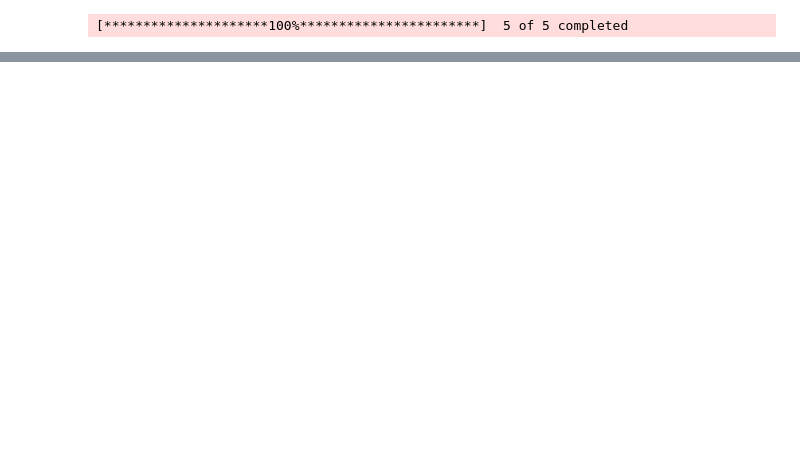
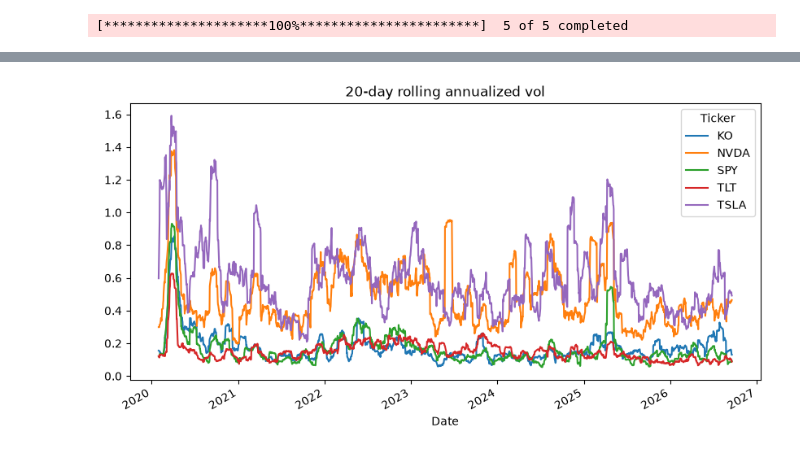
Before and after one commit to rmohanty521/StockReturnAnalyzer, a Jupyter notebook: notebooks/02 _ multi _ stock.ipynb, the cells around one changed output, grey strips where cells are left out. Cells and saved outputs as stored; diff of their text form; code cells hidden in the pictures; blank space fills up the shorter version.

```diff
--- a/notebooks/02 _ multi _ stock.ipynb
+++ b/notebooks/02 _ multi _ stock.ipynb
@@ -43,0 +67,7 @@ TSLA    0.462104  0.647332  0.909568 -0.736322  19.342728
+# %%
+metrics.rolling_vol(ret, 20).plot(
+    figsize=(10, 5), title="20-day rolling annualized vol"
+)
+plt.show()
+# %% [output]
+[figure, added]
```
Also changed, not shown: parts of 5 cells of this notebook, 2 other files.
